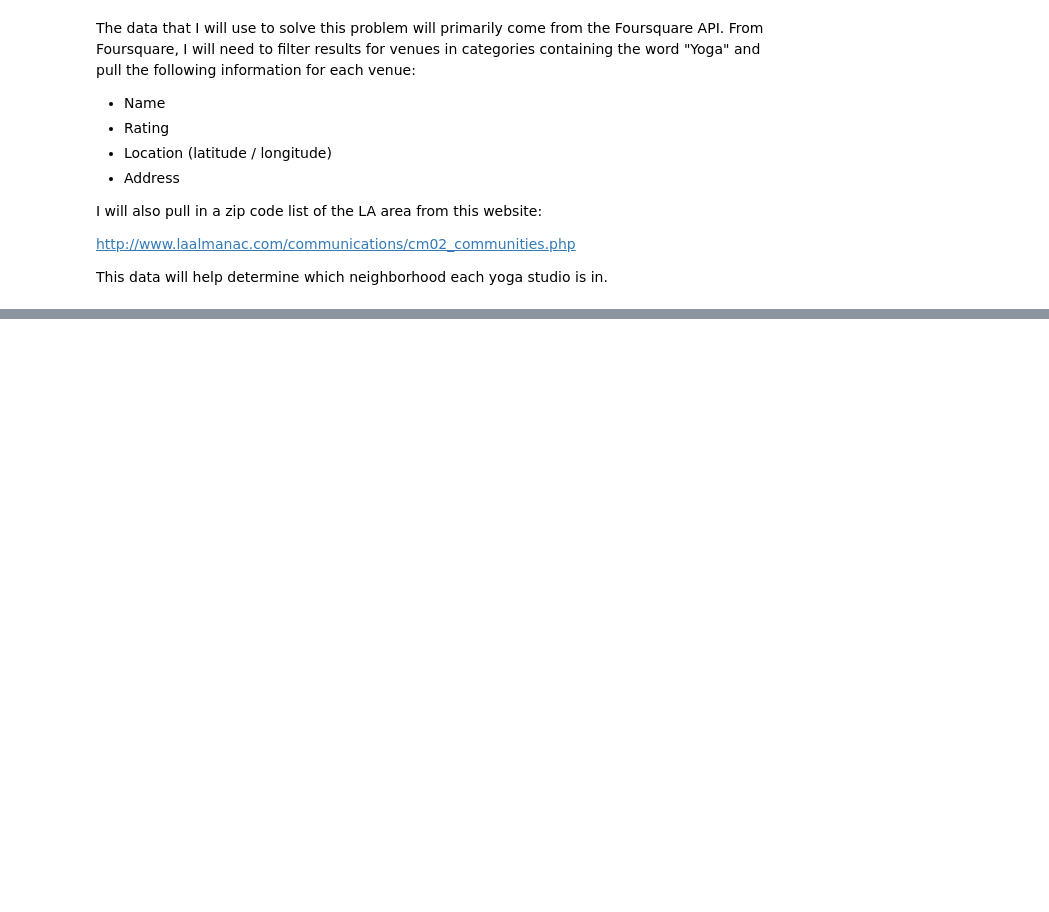
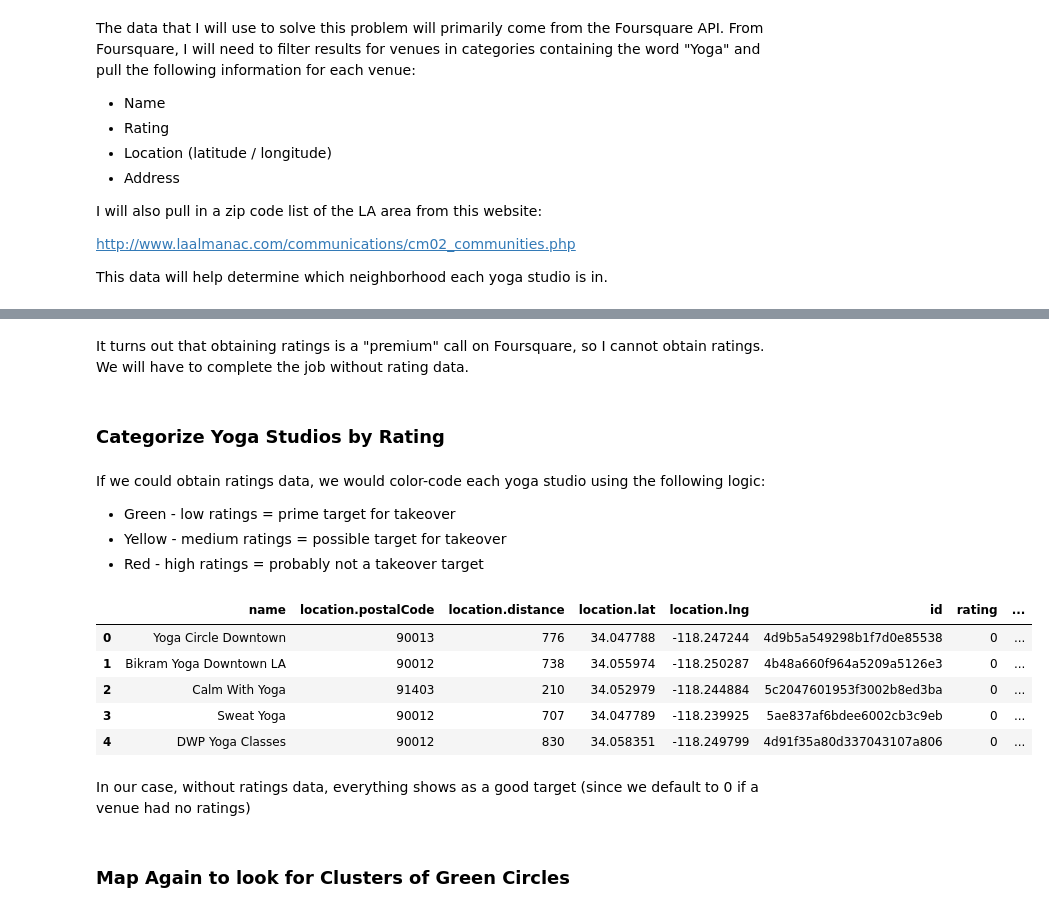
Before and after one commit to emgisler/ds-example, a Jupyter notebook: Yoga Takeover.ipynb, the cells around one changed output, grey strips where cells are left out. Saved outputs shown, nothing was run; the diff lists cells and outputs as text; code cells hidden in the pictures; blank space fills up the shorter version.

```diff
--- a/Yoga Takeover.ipynb
+++ b/Yoga Takeover.ipynb
@@ -25,0 +155,20 @@ This data will help determine which neighborhood each yoga studio is in.
+# %%
+import folium
+
+# create map of LA using latitude and longitude values
+map_la = folium.Map(location=[latitude, longitude], zoom_start=11)
+
+# add markers to map
+for lat, lng, label in zip(dataframe_2['location.lat'], dataframe_2['location.lng'], dataframe_2['name']):
+    label = folium.Popup(label, parse_html=True)
+    folium.CircleMarker(
+        [lat, lng],
+        radius=5,
+        popup=label,
+        color='blue',
+        fill=True,
+        fill_color='#3186cc',
+        fill_opacity=0.7,
+        parse_html=False).add_to(map_la)
+
+map_la
@@ -25,0 +224,34 @@ This data will help determine which neighborhood each yoga studio is in.
+# %% [markdown]
+It turns out that obtaining ratings is a "premium" call on Foursquare, so I cannot obtain ratings.  We will have to complete the job without rating data.
+# %% [markdown]
+### Categorize Yoga Studios by Rating
+# %% [markdown]
+If we could obtain ratings data, we would color-code each yoga studio using the following logic:
+<ul>
+    <li>Green - low ratings = prime target for takeover</li>
+    <li>Yellow - medium ratings = possible target for takeover</li>
+    <li>Red - high ratings = probably not a takeover target</li>
+</ul>
+# %%
+for r in dataframe_2['rating']:
+    if r >= 7.0:
+        color = 'red'
+    elif r < 5.0:
+        color = 'green'
+    else:
+        color = 'orange'
+
+    dataframe_2['color'] = color
+
+dataframe_2.head()
+# %% [output]
+|  | name | location.postalCode | location.distance | location.lat | location.lng | id | rating | ... |
+| 0 | Yoga Circle Downtown | 90013 | 776 | 34.047788 | -118.247244 | 4d9b5a549298b1f7d0e85538 | 0 | ... |
+| 1 | Bikram Yoga Downtown LA | 90012 | 738 | 34.055974 | -118.250287 | 4b48a660f964a5209a5126e3 | 0 | ... |
+| 2 | Calm With Yoga | 91403 | 210 | 34.052979 | -118.244884 | 5c2047601953f3002b8ed3ba | 0 | ... |
+| 3 | Sweat Yoga | 90012 | 707 | 34.047789 | -118.239925 | 5ae837af6bdee6002cb3c9eb | 0 | ... |
+| 4 | DWP Yoga Classes | 90012 | 830 | 34.058351 | -118.249799 | 4d91f35a80d337043107a806 | 0 | ... |
+# %% [markdown]
+In our case, without ratings data, everything shows as a good target (since we default to 0 if a venue had no ratings)
+# %% [markdown]
+### Map Again to look for Clusters of Green Circles
```
Also changed, not shown: parts of 25 cells of this notebook.
